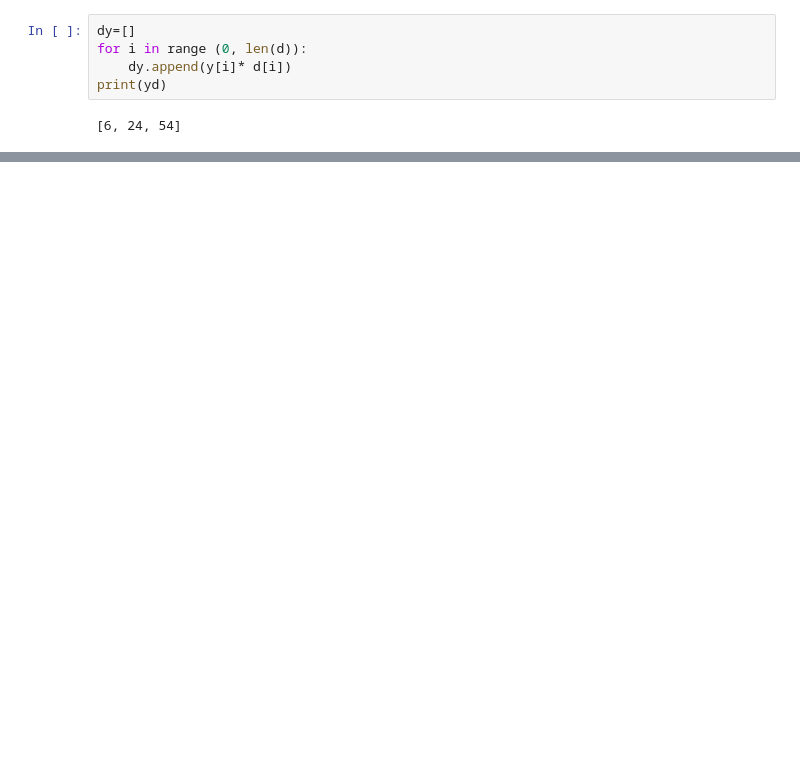
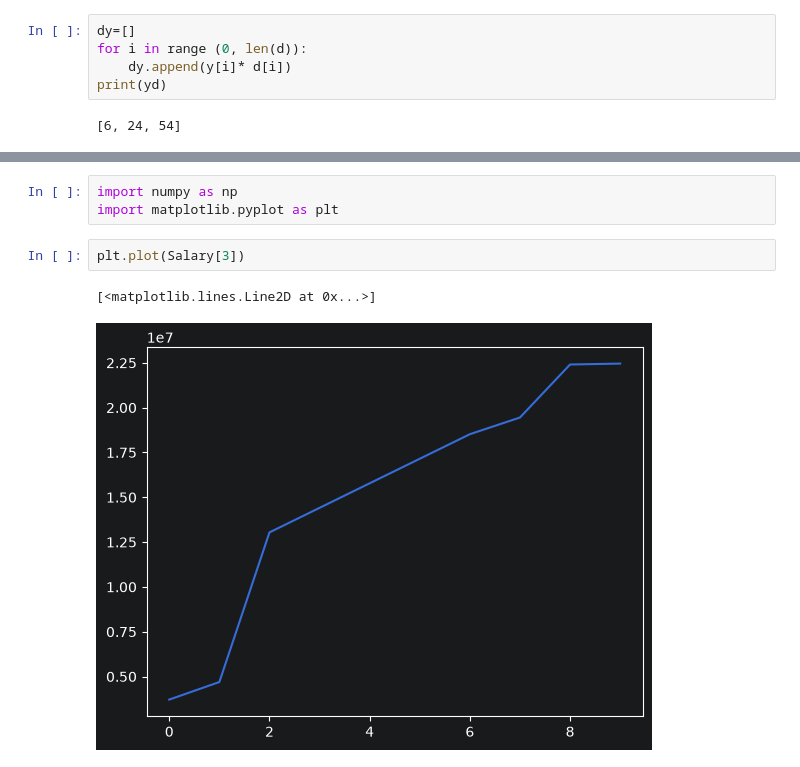
Before and after one commit to ca384/Python-data-analysis, a Jupyter notebook: 2nd data science course.ipynb, the cells around one changed output, grey strips where cells are left out. Drawn from its saved outputs; the diff is of its cells as text; blank space fills up the shorter version.

Commit message:
I created plots with plt.plot.

```diff
--- a/2nd data science course.ipynb
+++ b/2nd data science course.ipynb
@@ -344,0 +449,8 @@ print(yd)
+# %%
+import numpy as np
+import matplotlib.pyplot as plt
+# %%
+plt.plot(Salary[3])
+# %% [output]
+[<matplotlib.lines.Line2D at 0x...>]
+[figure, added]
```
Also changed, not shown: parts of 24 cells of this notebook.
